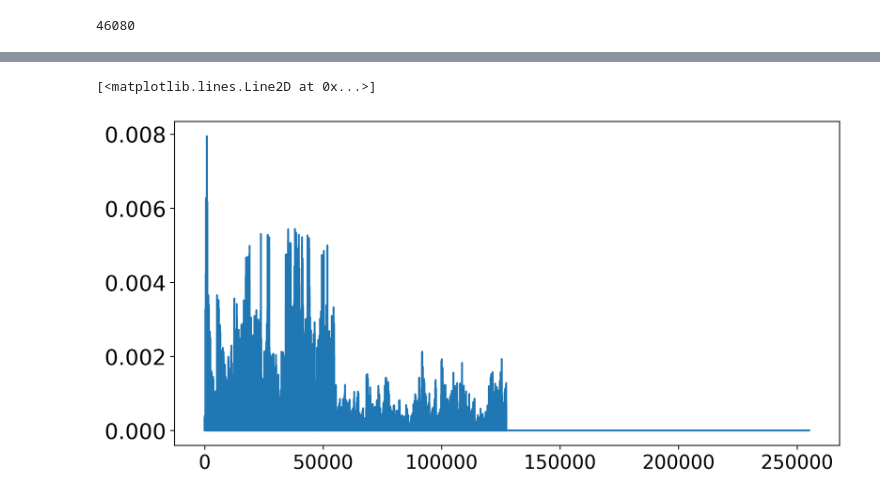
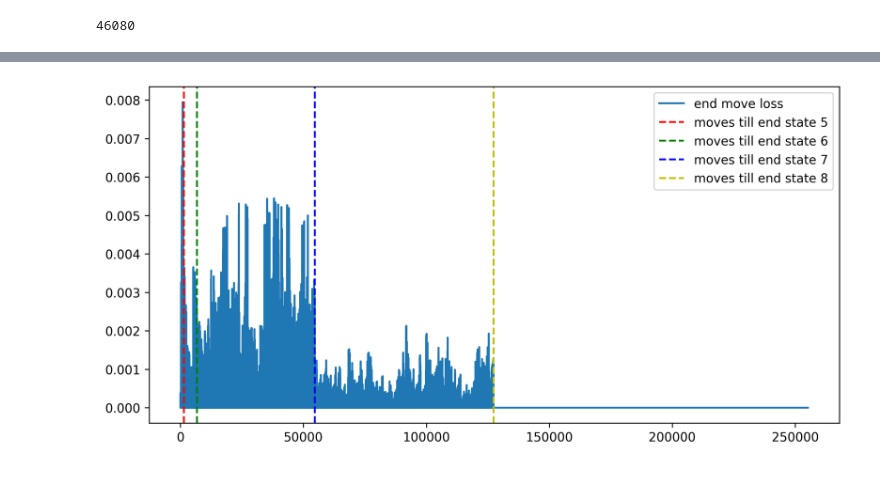
Before and after one commit to obayyub/Alphatoe, a Jupyter notebook: notebooks/230807_mlp_neuron_ablation_normalized.ipynb, the cells around one changed output, grey strips where cells are left out. Drawn from its saved outputs; the diff is of its cells as text; code cells hidden in the pictures.

```diff
--- a/notebooks/230807_mlp_neuron_ablation_normalized.ipynb
+++ b/notebooks/230807_mlp_neuron_ablation_normalized.ipynb
@@ -104,7 +102,23 @@ top row                   4.254188e-01  0.088289
-# %%
-#plot losses_df 'moves played' vs 'end move loss'
-plt.figure(figsize=(10,5))
-plt.plot(losses_df['end move loss'], label='end move loss')
-# %% [output]
-[<matplotlib.lines.Line2D at 0x...>]
-[figure, removed]
+# %%
+losses_df = pd.read_csv('../data/prob all 8 layer control-20230718-185339_stats.csv')
+#first row where moves played is >5
+game_position_5 = losses_df[losses_df['steps till end state'] > 5].index[0]
+game_position_6 = losses_df[losses_df['steps till end state'] > 6].index[0]
+game_position_7 = losses_df[losses_df['steps till end state'] > 7].index[0]
+game_position_8 = losses_df[losses_df['steps till end state'] > 8].index[0]
+# %%
+#plot losses_df 'moves played' vs 'end move loss'
+plt.figure(figsize=(10,5))
+#fig dpi
+plt.rcParams['figure.dpi'] = 300
+plt.plot(losses_df['end move loss'], label='end move loss')
+#plot vertical line at game_position_5
+plt.axvline(x=game_position_5, color='r', linestyle='--', label='moves till end state 5')
+plt.axvline(x=game_position_6, color='g', linestyle='--', label='moves till end state 6')
+plt.axvline(x=game_position_7, color='b', linestyle='--', label='moves till end state 7')
+plt.axvline(x=game_position_8, color='y', linestyle='--', label='moves till end state 8')
+#legend
+plt.legend(loc='upper right')
+plt.show()
+# %% [output]
+[figure, added]
```
Also changed, not shown: parts of 8 cells of this notebook, 3 other files.
